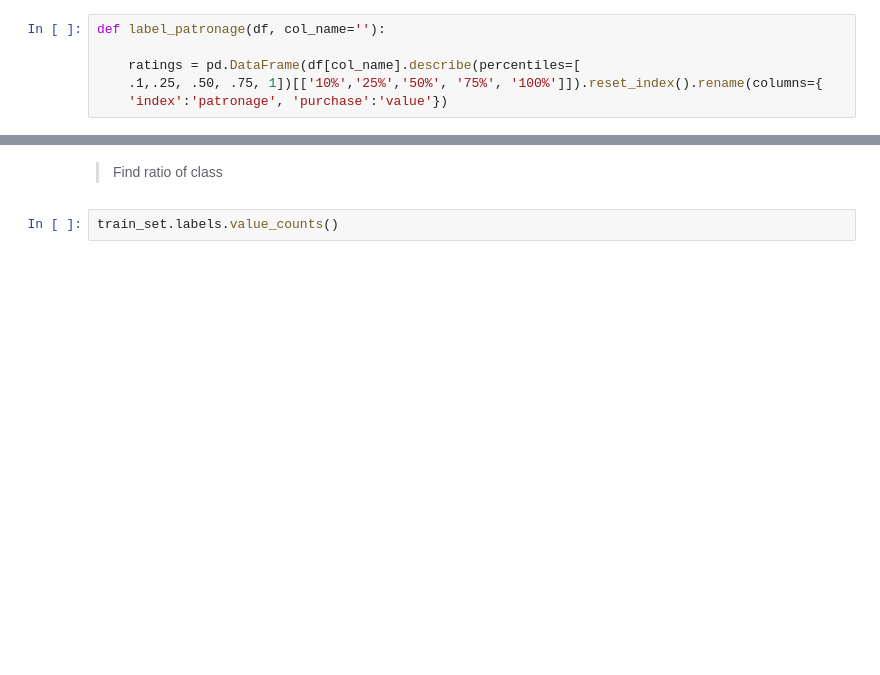
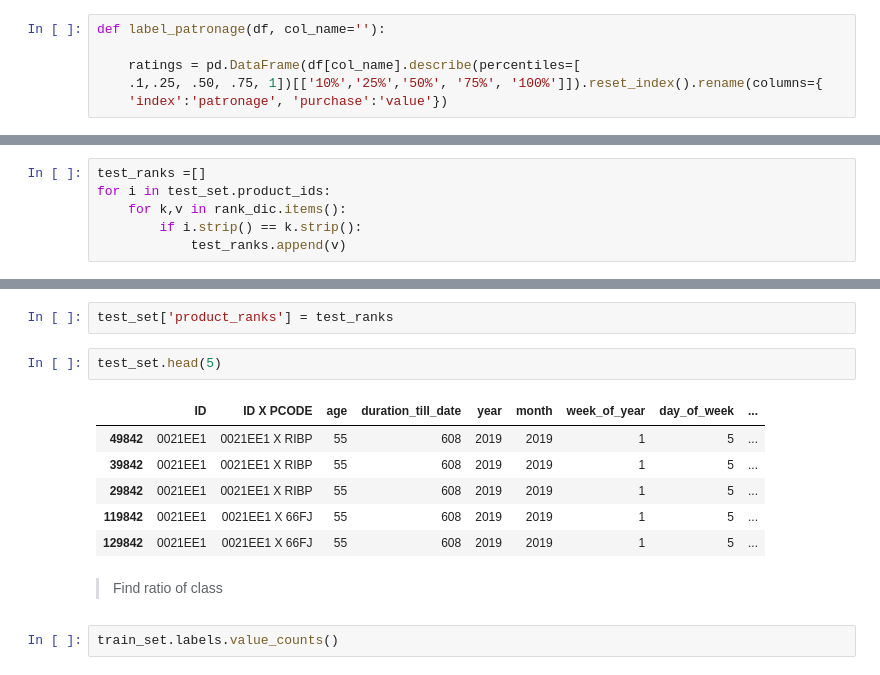
Before and after one commit to Patrick5455/Zimnat-Insurance-Challenge, a Jupyter notebook: modelling/modelling_notebook.ipynb, the cells around one changed output, grey strips where cells are left out. Drawn from its saved outputs; the diff is of its cells as text; blank space fills up the shorter version.

```diff
--- a/modelling/modelling_notebook.ipynb
+++ b/modelling/modelling_notebook.ipynb
@@ -725,0 +809,6 @@ class_counts_per_products
+# %%
+test_ranks =[]
+for i in test_set.product_ids:
+    for k,v in rank_dic.items():
+        if i.strip() == k.strip():
+            test_ranks.append(v)
@@ -726,3 +819,14 @@ class_counts_per_products
+# %%
+test_set['product_ranks'] = test_ranks
+# %%
+test_set.head(5)
+# %% [output]
+|  | ID | ID X PCODE | age | duration_till_date | year | month | week_of_year | day_of_week | ... |
+| 49842 | 0021EE1 | 0021EE1 X RIBP | 55 | 608 | 2019 | 2019 | 1 | 5 | ... |
+| 39842 | 0021EE1 | 0021EE1 X RIBP | 55 | 608 | 2019 | 2019 | 1 | 5 | ... |
+| 29842 | 0021EE1 | 0021EE1 X RIBP | 55 | 608 | 2019 | 2019 | 1 | 5 | ... |
+| 119842 | 0021EE1 | 0021EE1 X 66FJ | 55 | 608 | 2019 | 2019 | 1 | 5 | ... |
+| 129842 | 0021EE1 | 0021EE1 X 66FJ | 55 | 608 | 2019 | 2019 | 1 | 5 | ... |
 # %% [markdown]
 > Find ratio of class
 # %%
```
Also changed, not shown: parts of 26 cells of this notebook.
